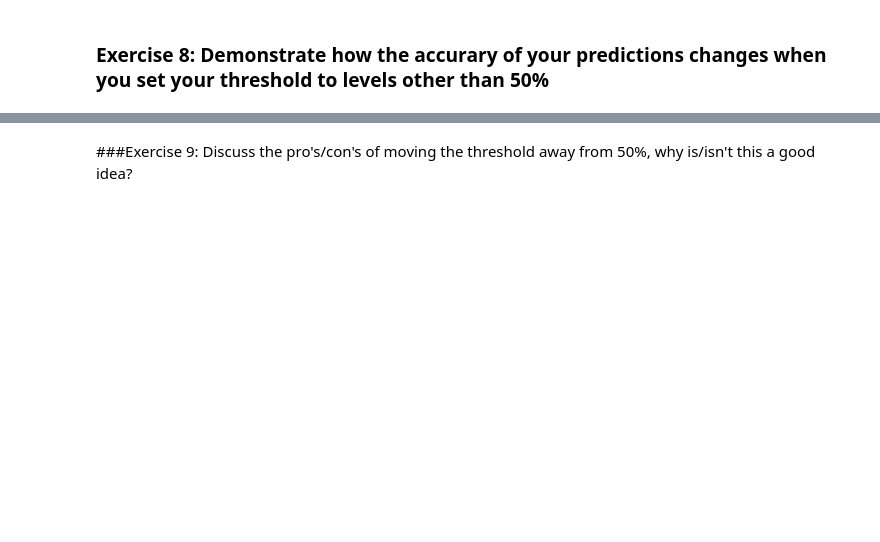
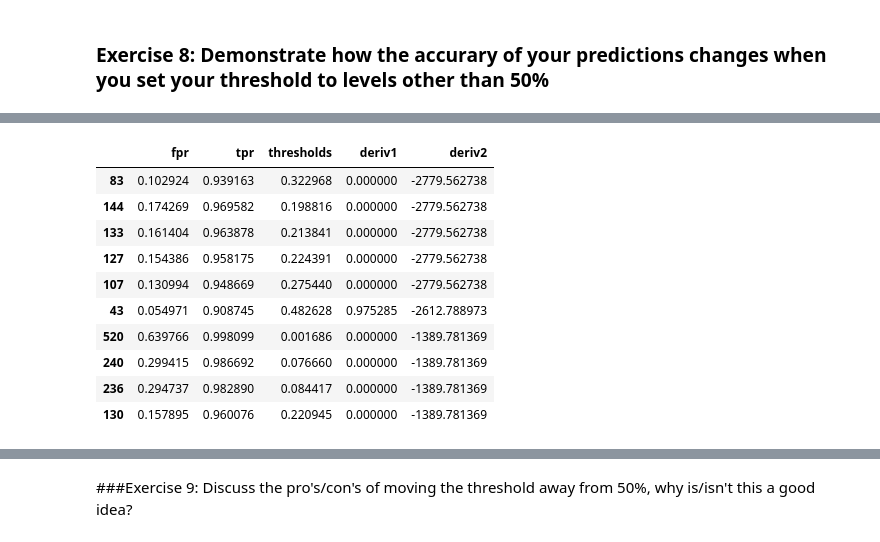
Before and after one commit to selwyth/DAT_SF_12, a Jupyter notebook: Homework/Dat_SF_12-Midterm-Questions_DF.ipynb, the cells around one changed output, grey strips where cells are left out. Drawn from its saved outputs; the diff is of its cells as text; code cells hidden in the pictures; blank space fills up the shorter version.

```diff
--- a/Homework/Dat_SF_12-Midterm-Questions_DF.ipynb
+++ b/Homework/Dat_SF_12-Midterm-Questions_DF.ipynb
@@ -339,0 +357,5 @@ array([ 0.,  0.,  0.])
+# %%
+roc_table_maxfpr = roc_table.groupby('fpr').max()
+roc_table_minfpr = roc_table.groupby('fpr').min()
+roc_table_final = pd.concat([roc_table_maxfpr.tpr, roc_table_minfpr.thresholds], axis = 1)
+roc_table_final
@@ -339,0 +382,5 @@ array([ 0.,  0.,  0.])
+# %%
+roc_table_final['fpr'] = roc_table_final.index
+roc_table_final = roc_table_final.drop('fpr', axis = 1)
+roc_table_final = roc_table_final.reset_index()
+roc_table_final.head()
@@ -339,0 +417,15 @@ array([ 0.,  0.,  0.])
+# %%
+roc_table_final4 = roc_table_final3[roc_table_final3.tpr > 0.9]
+roc_table_final4.sort(columns = ['deriv2']).head(n=10)
+# %% [output]
+|  | fpr | tpr | thresholds | deriv1 | deriv2 |
+| 83 | 0.102924 | 0.939163 | 0.322968 | 0.000000 | -2779.562738 |
+| 144 | 0.174269 | 0.969582 | 0.198816 | 0.000000 | -2779.562738 |
+| 133 | 0.161404 | 0.963878 | 0.213841 | 0.000000 | -2779.562738 |
+| 127 | 0.154386 | 0.958175 | 0.224391 | 0.000000 | -2779.562738 |
+| 107 | 0.130994 | 0.948669 | 0.275440 | 0.000000 | -2779.562738 |
+| 43 | 0.054971 | 0.908745 | 0.482628 | 0.975285 | -2612.788973 |
+| 520 | 0.639766 | 0.998099 | 0.001686 | 0.000000 | -1389.781369 |
+| 240 | 0.299415 | 0.986692 | 0.076660 | 0.000000 | -1389.781369 |
+| 236 | 0.294737 | 0.982890 | 0.084417 | 0.000000 | -1389.781369 |
+| 130 | 0.157895 | 0.960076 | 0.220945 | 0.000000 | -1389.781369 |
```
Also changed, not shown: parts of 29 cells of this notebook, 1 other file.
